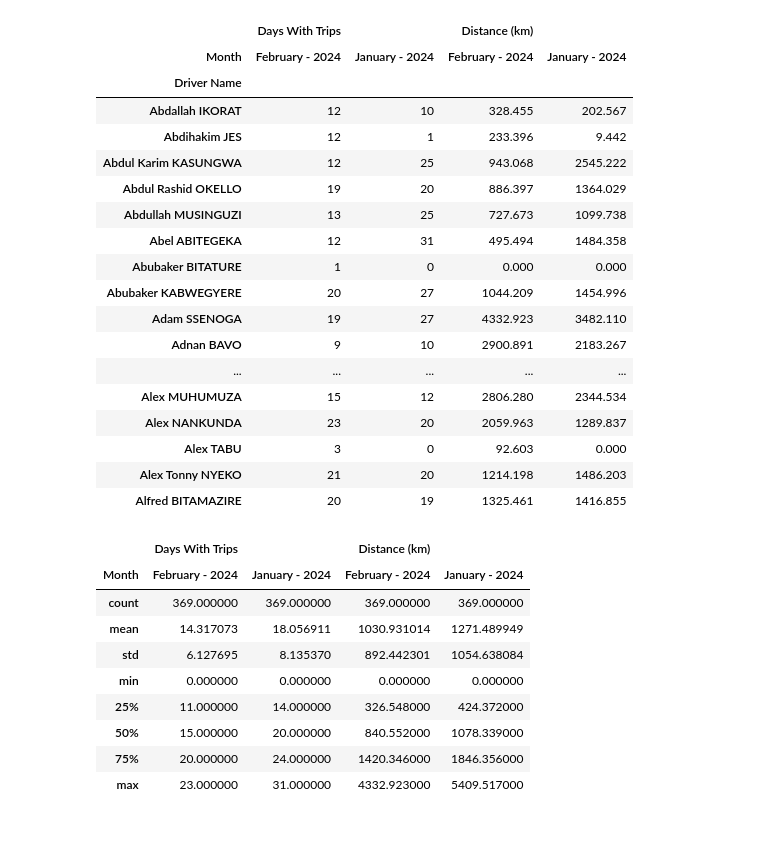
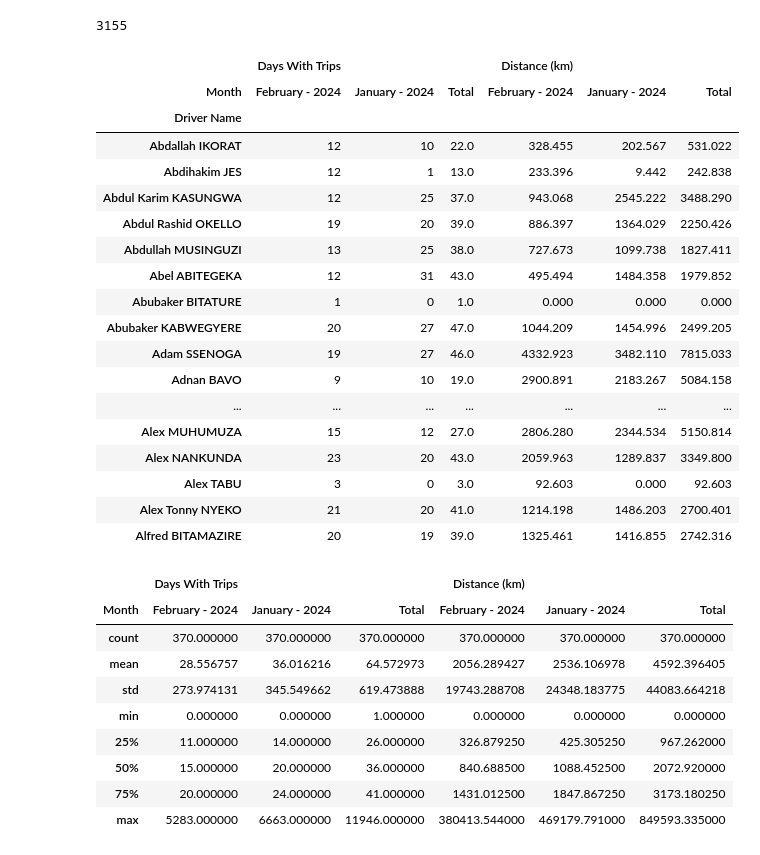
Before and after one commit to kjuda2023/DataAnalysis, a Jupyter notebook: DataAnalysis.ipynb, the cells around one changed output. Cells and saved outputs as stored; diff of their text form; code cells hidden in the pictures.

```diff
--- a/DataAnalysis.ipynb
+++ b/DataAnalysis.ipynb
@@ -3,13 +3,18 @@ import numpy as np
 import pandas as pd
 from datetime import datetime
 import matplotlib.pyplot as plt
-data=pd.read_excel("Monthly Trip Report.xlsx")
+data=pd.read_excel("Data/Monthly Trip Report.xlsx")
 df=pd.DataFrame(data)
 #Convert string to date
 #d_parser= lambda x:datetime.strptime(x,"%Y-%m-%d")
 #data2=pd.read_excel("Detailed Event Report.xlsx",parse_dates=['Start Date'], date_parser=d_parser)
-data2=pd.read_excel("Detailed Event Report.xlsx", parse_dates=['Start Date'])
+data2=pd.read_excel("Data/Detailed Event Report.xlsx", parse_dates=['Start Date'])
+data2['Start Date']=pd.to_datetime(data2['Start Date']).dt.month_name()
 df1=pd.DataFrame(data2)
+df1=df1.drop_duplicates()
+df1=df1.fillna('')
+#df1=df1.drop(columns=['Event Location','End Location','End Lat/Long','Event Value','Distance calculated from odo (km)'])
 df1.info()
+df1.describe()
 # %% [output]
 <class 'pandas.core.frame.DataFrame'>
@@ -32,37 +46,41 @@ memory usage: 1.1+ MB
+# %%
+df1['Nr of Occurrences'].sum()
+# %% [output]
+3155
 # %%
-pivot_all=pd.pivot_table(df, index=["Driver Name"],columns='Month',values=['Distance (km)','Days With Trips'],fill_value=0,aggfunc={'Distance (km)':np.sum,'Days With Trips':np.sum})
+pivot_all=pd.pivot_table(df, index=["Driver Name"],columns='Month',values=['Distance (km)','Days With Trips'],fill_value=0,margins=True,margins_name="Total",aggfunc={'Distance (km)':np.sum,'Days With Trips':np.sum})
 pivot_all.head(20)
 # %% [output]
-|  | Days With Trips |  | Distance (km) |  |
-| Month | February - 2024 | January - 2024 | February - 2024 | January - 2024 |
-| Driver Name |  |  |  |  |
-| Abdallah IKORAT | 12 | 10 | 328.455 | 202.567 |
-| Abdihakim JES | 12 | 1 | 233.396 | 9.442 |
-| Abdul Karim KASUNGWA | 12 | 25 | 943.068 | 2545.222 |
-| Abdul Rashid OKELLO | 19 | 20 | 886.397 | 1364.029 |
-| Abdullah MUSINGUZI | 13 | 25 | 727.673 | 1099.738 |
-| Abel ABITEGEKA | 12 | 31 | 495.494 | 1484.358 |
-| Abubaker BITATURE | 1 | 0 | 0.000 | 0.000 |
-| Abubaker KABWEGYERE | 20 | 27 | 1044.209 | 1454.996 |
-| Adam SSENOGA | 19 | 27 | 4332.923 | 3482.110 |
-| Adnan BAVO | 9 | 10 | 2900.891 | 2183.267 |
-| ... | ... | ... | ... | ... |
-| Alex MUHUMUZA | 15 | 12 | 2806.280 | 2344.534 |
-| Alex NANKUNDA | 23 | 20 | 2059.963 | 1289.837 |
-| Alex TABU | 3 | 0 | 92.603 | 0.000 |
-| Alex Tonny NYEKO | 21 | 20 | 1214.198 | 1486.203 |
-| Alfred BITAMAZIRE | 20 | 19 | 1325.461 | 1416.855 |
+|  | Days With Trips |  |  | Distance (km) |  |  |
+| Month | February - 2024 | January - 2024 | Total | February - 2024 | January - 2024 | Total |
+| Driver Name |  |  |  |  |  |  |
+| Abdallah IKORAT | 12 | 10 | 22.0 | 328.455 | 202.567 | 531.022 |
+| Abdihakim JES | 12 | 1 | 13.0 | 233.396 | 9.442 | 242.838 |
+| Abdul Karim KASUNGWA | 12 | 25 | 37.0 | 943.068 | 2545.222 | 3488.290 |
+| Abdul Rashid OKELLO | 19 | 20 | 39.0 | 886.397 | 1364.029 | 2250.426 |
+| Abdullah MUSINGUZI | 13 | 25 | 38.0 | 727.673 | 1099.738 | 1827.411 |
+| Abel ABITEGEKA | 12 | 31 | 43.0 | 495.494 | 1484.358 | 1979.852 |
+| Abubaker BITATURE | 1 | 0 | 1.0 | 0.000 | 0.000 | 0.000 |
+| Abubaker KABWEGYERE | 20 | 27 | 47.0 | 1044.209 | 1454.996 | 2499.205 |
+| Adam SSENOGA | 19 | 27 | 46.0 | 4332.923 | 3482.110 | 7815.033 |
+| Adnan BAVO | 9 | 10 | 19.0 | 2900.891 | 2183.267 | 5084.158 |
+| ... | ... | ... | ... | ... | ... | ... |
+| Alex MUHUMUZA | 15 | 12 | 27.0 | 2806.280 | 2344.534 | 5150.814 |
+| Alex NANKUNDA | 23 | 20 | 43.0 | 2059.963 | 1289.837 | 3349.800 |
+| Alex TABU | 3 | 0 | 3.0 | 92.603 | 0.000 | 92.603 |
+| Alex Tonny NYEKO | 21 | 20 | 41.0 | 1214.198 | 1486.203 | 2700.401 |
+| Alfred BITAMAZIRE | 20 | 19 | 39.0 | 1325.461 | 1416.855 | 2742.316 |
 # %%
 pivot_all.describe()
 # %% [output]
-|  | Days With Trips |  | Distance (km) |  |
-| Month | February - 2024 | January - 2024 | February - 2024 | January - 2024 |
-| count | 369.000000 | 369.000000 | 369.000000 | 369.000000 |
-| mean | 14.317073 | 18.056911 | 1030.931014 | 1271.489949 |
-| std | 6.127695 | 8.135370 | 892.442301 | 1054.638084 |
-| min | 0.000000 | 0.000000 | 0.000000 | 0.000000 |
-| 25% | 11.000000 | 14.000000 | 326.548000 | 424.372000 |
-| 50% | 15.000000 | 20.000000 | 840.552000 | 1078.339000 |
-| 75% | 20.000000 | 24.000000 | 1420.346000 | 1846.356000 |
-| max | 23.000000 | 31.000000 | 4332.923000 | 5409.517000 |
+|  | Days With Trips |  |  | Distance (km) |  |  |
+| Month | February - 2024 | January - 2024 | Total | February - 2024 | January - 2024 | Total |
+| count | 370.000000 | 370.000000 | 370.000000 | 370.000000 | 370.000000 | 370.000000 |
+| mean | 28.556757 | 36.016216 | 64.572973 | 2056.289427 | 2536.106978 | 4592.396405 |
+| std | 273.974131 | 345.549662 | 619.473888 | 19743.288708 | 24348.183775 | 44083.664218 |
+| min | 0.000000 | 0.000000 | 1.000000 | 0.000000 | 0.000000 | 0.000000 |
+| 25% | 11.000000 | 14.000000 | 26.000000 | 326.879250 | 425.305250 | 967.262000 |
+| 50% | 15.000000 | 20.000000 | 36.000000 | 840.688500 | 1088.452500 | 2072.920000 |
+| 75% | 20.000000 | 24.000000 | 41.000000 | 1431.012500 | 1847.867250 | 3173.180250 |
+| max | 5283.000000 | 6663.000000 | 11946.000000 | 380413.544000 | 469179.791000 | 849593.335000 |
 # %%
```
Also changed, not shown: parts of 6 cells of this notebook.
